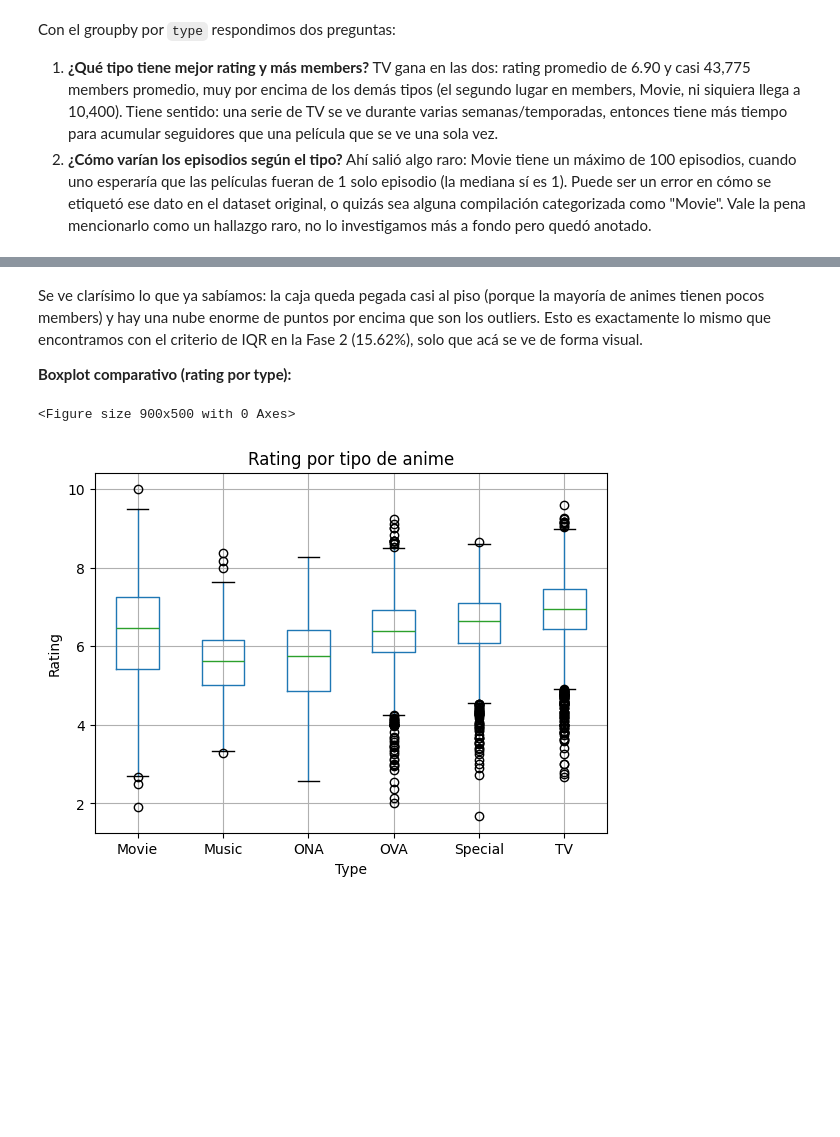
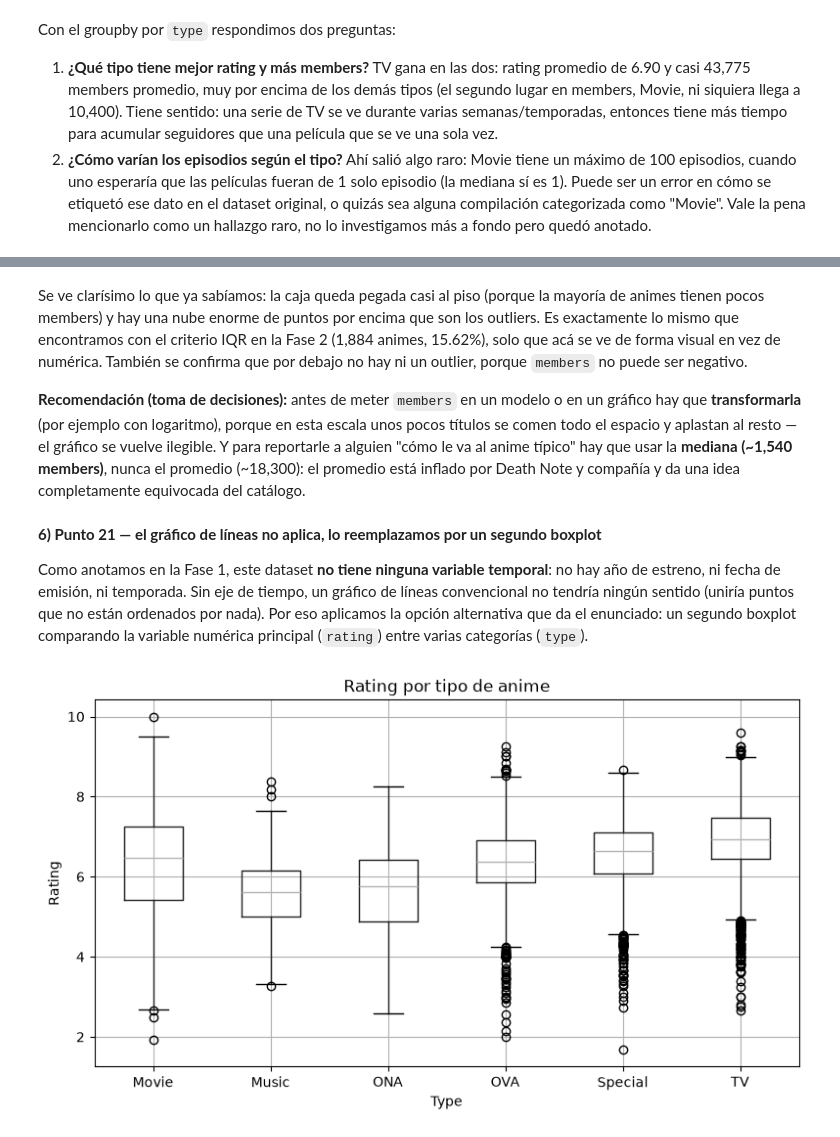
Before and after one commit to cristiancabezas13/Workshop_1, a Jupyter notebook: WORKSHOP_1.ipynb, the cells around one changed output, grey strips where cells are left out. Saved outputs shown, nothing was run; the diff lists cells and outputs as text; code cells hidden in the pictures; blank space fills up the shorter version.

```diff
--- a/WORKSHOP_1.ipynb
+++ b/WORKSHOP_1.ipynb
@@ -239,0 +294,34 @@ Revisamos `type` y no encontramos ningún problema de formato (nada de "tv" en m
+# %%
+# --- 1) 'type': ¿mayúsculas/minúsculas o espacios inconsistentes? ---
+print("Valores únicos en 'type':", df['type'].unique())
+print("Con repr() para ver espacios ocultos:", [repr(t) for t in df['type'].unique()])
+print("Filas de 'type' que cambian al aplicar .strip():", (df['type'] != df['type'].str.strip()).sum())
+
+# --- 2) 'name': buscamos entidades HTML (&quot;, &#039;, &amp;) ---
+patron_html = r'&[a-zA-Z]+;|&#[0-9]+;'
+con_entidades = df['name'].str.contains(patron_html, regex=True, na=False)
+print("\nNombres con entidades HTML:", con_entidades.sum(),
+      f"({con_entidades.sum() / len(df) * 100:.2f}% del catálogo)")
+print("\nEjemplos ANTES de corregir:")
+print(df.loc[con_entidades, 'name'].head(5).to_string(index=False))
+
+df['name'] = df['name'].apply(html.unescape).str.strip()
+
+print("\nEjemplos DESPUÉS de corregir:")
+print(df.loc[con_entidades, 'name'].head(5).to_string(index=False))
+print("\nNombres que todavía tienen entidades:",
+      df['name'].str.contains(patron_html, regex=True, na=False).sum())
+
+# --- 3) 'genre': es multi-valor, hay que revisar los géneros individuales ---
+generos_crudos = df['genre'].str.split(',').explode()          # partimos SOLO por la coma
+print("\nGéneros distintos SIN limpiar:", generos_crudos.nunique())
+print("Tokens con espacios sobrantes:", (generos_crudos != generos_crudos.str.strip()).sum())
+
+generos_limpios = generos_crudos.str.strip()
+print("Géneros distintos DESPUÉS de .strip():", generos_limpios.nunique())
+print("Géneros distintos ignorando mayúsculas/minúsculas:", generos_limpios.str.lower().nunique())
+
+# Normalizamos la columna para dejarla siempre como 'Genero1, Genero2, ...'
+genre_antes = df['genre'].copy()
+df['genre'] = df['genre'].apply(lambda s: ', '.join(g.strip() for g in s.split(',')))
+print("Filas de 'genre' modificadas al normalizar:", (genre_antes != df['genre']).sum())
@@ -444,15 +604,18 @@ plt.show()
 # %% [markdown]
-Se ve clarísimo lo que ya sabíamos: la caja queda pegada casi al piso (porque la mayoría de animes tienen pocos members) y hay una nube enorme de puntos por encima que son los outliers. Esto es exactamente lo mismo que encontramos con el criterio de IQR en la Fase 2 (15.62%), solo que acá se ve de forma visual.
+Se ve clarísimo lo que ya sabíamos: la caja queda pegada casi al piso (porque la mayoría de animes tienen pocos members) y hay una nube enorme de puntos por encima que son los outliers. Es exactamente lo mismo que encontramos con el criterio IQR en la Fase 2 (1,884 animes, 15.62%), solo que acá se ve de forma visual en vez de numérica. También se confirma que por debajo no hay ni un outlier, porque `members` no puede ser negativo.
 
-**Boxplot comparativo (rating por type):**
+**Recomendación (toma de decisiones):** antes de meter `members` en un modelo o en un gráfico hay que **transformarla** (por ejemplo con logaritmo), porque en esta escala unos pocos títulos se comen todo el espacio y aplastan al resto — el gráfico se vuelve ilegible. Y para reportarle a alguien "cómo le va al anime típico" hay que usar la **mediana (~1,540 members)**, nunca el promedio (~18,300): el promedio está inflado por Death Note y compañía y da una idea completamente equivocada del catálogo.
+# %% [markdown]
+**6) Punto 21 — el gráfico de líneas no aplica, lo reemplazamos por un segundo boxplot**
+
+Como anotamos en la Fase 1, este dataset **no tiene ninguna variable temporal**: no hay año de estreno, ni fecha de emisión, ni temporada. Sin eje de tiempo, un gráfico de líneas convencional no tendría ningún sentido (uniría puntos que no están ordenados por nada). Por eso aplicamos la opción alternativa que da el enunciado: un segundo boxplot comparando la variable numérica principal (`rating`) entre varias categorías (`type`).
 # %%
-plt.figure(figsize=(9,5))
-df.boxplot(column='rating', by='type')
+# df.boxplot(by=...) crea su propia figura, por eso el figsize va como argumento
+df.boxplot(column='rating', by='type', figsize=(9, 5))
 plt.title('Rating por tipo de anime')
 plt.suptitle('')
 plt.xlabel('Type')
 plt.ylabel('Rating')
 plt.show()
 # %% [output]
-<Figure size 900x500 with 0 Axes>
-[figure, old version]
+[figure, new version]
```
Also changed, not shown: parts of 50 cells of this notebook, 2 other files.
